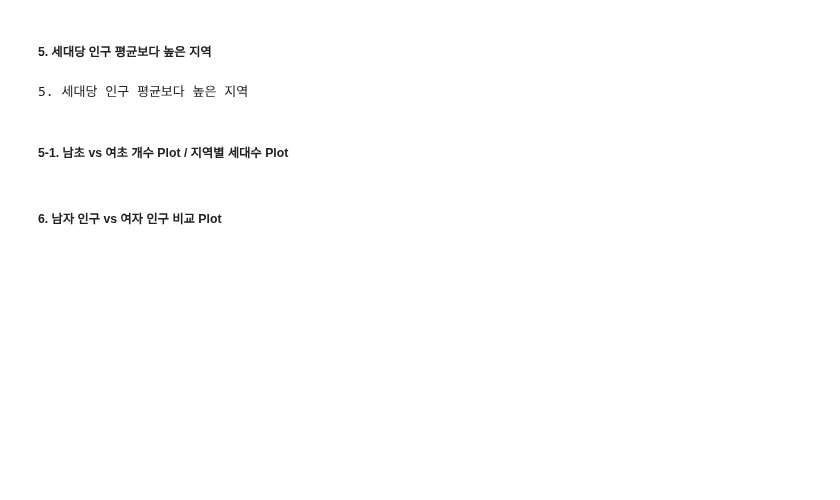
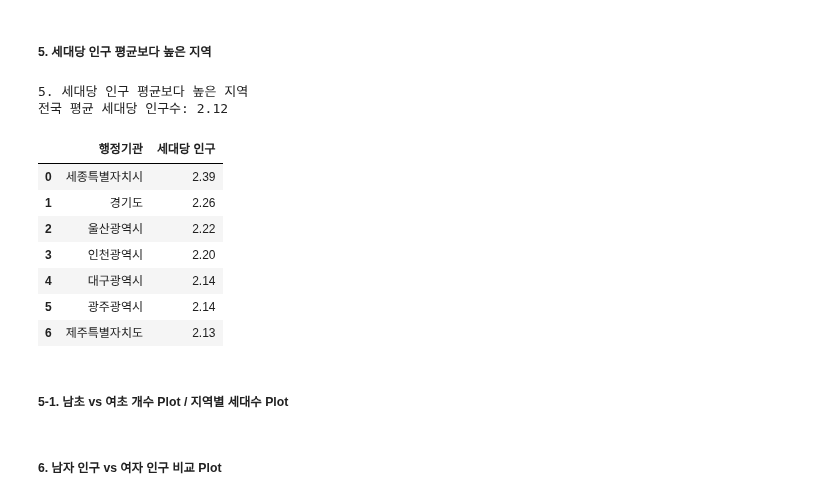
Before and after one commit to SK-Shieldus-Rookies-4/SK-Shieldus-Rookies_Study, a Jupyter notebook: study/Data_Analysis/Python_WebScraping_Analysis/연습문제/과제4/04_인구현황분석.ipynb, the cells around one changed output. Saved outputs shown, nothing was run; the diff lists cells and outputs as text; code cells hidden in the pictures; blank space fills up the shorter version.

```diff
--- a/study/Data_Analysis/Python_WebScraping_Analysis/연습문제/과제4/04_인구현황분석.ipynb
+++ b/study/Data_Analysis/Python_WebScraping_Analysis/연습문제/과제4/04_인구현황분석.ipynb
@@ -137,8 +202,30 @@ print("4. 남초 vs 여초 지역 구분")
 ##### 5. 세대당 인구 평균보다 높은 지역
 # %%
 print("5. 세대당 인구 평균보다 높은 지역")
+
+korea_avg_household_pop = df_all[df_all['행정기관'] == '전국']['세대당 인구'].iloc[0]
+print(f"전국 평균 세대당 인구수: {korea_avg_household_pop:.2f}")
+
+# 전국 평균보다 높은 지역 필터링
+df_above_avg_household_pop = df[df['세대당 인구'] > korea_avg_household_pop]
+# '세대당 인구' 기준으로 내림차순 정렬
+df_above_avg_household_pop = df_above_avg_household_pop.sort_values(by='세대당 인구', ascending=False)
+# 인덱스 리셋
+df_above_avg_household_pop = df_above_avg_household_pop.reset_index(drop=True)
+
+# 필요한 컬럼만 선택하여 출력
+df_above_avg_household_pop[['행정기관', '세대당 인구']]
 # %% [output]
 5. 세대당 인구 평균보다 높은 지역
+전국 평균 세대당 인구수: 2.12
+|  | 행정기관 | 세대당 인구 |
+| 0 | 세종특별자치시 | 2.39 |
+| 1 | 경기도 | 2.26 |
+| 2 | 울산광역시 | 2.22 |
+| 3 | 인천광역시 | 2.20 |
+| 4 | 대구광역시 | 2.14 |
+| 5 | 광주광역시 | 2.14 |
+| 6 | 제주특별자치도 | 2.13 |
 # %% [markdown]
 ##### 5-1. 남초 vs 여초 개수 Plot  /  지역별 세대수 Plot
 # %% [markdown]
```
Also changed, not shown: parts of 6 cells of this notebook.
